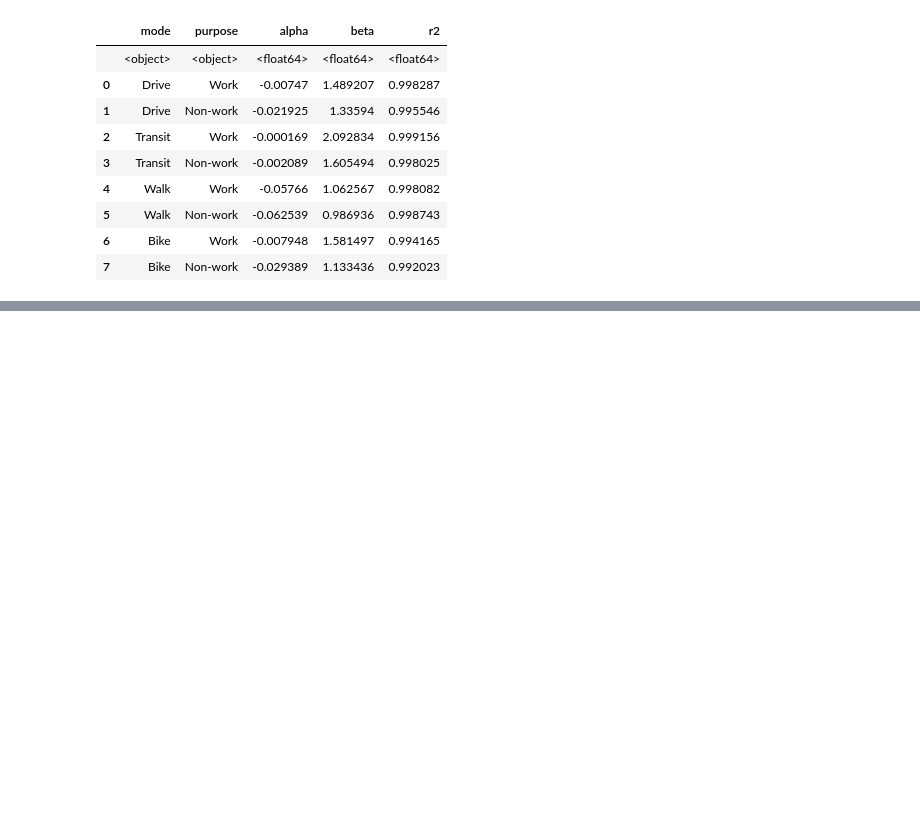
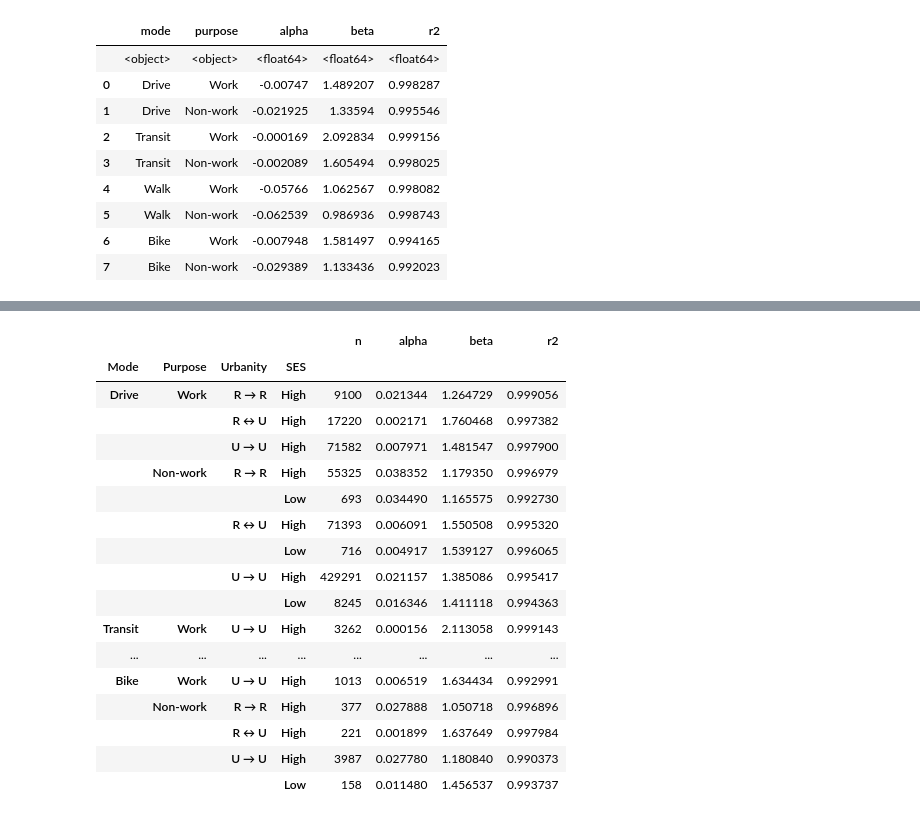
Before and after one commit to rvanxer/spr_4711, a Jupyter notebook: code/5_nhts_factors.ipynb, the cells around one changed output, grey strips where cells are left out. Saved outputs shown, nothing was run; the diff lists cells and outputs as text; code cells hidden in the pictures; blank space fills up the shorter version.

```diff
--- a/code/5_nhts_factors.ipynb
+++ b/code/5_nhts_factors.ipynb
@@ -663,4 +658,2 @@ df.pivot_table('params', ['factor', 'level'], ['func', 'target', 'coef'])
 # %% [markdown]
 ### 7.3.2. Double-parameter
-# %%
-df = trips2.query('Mode=="Transit" & Purpose=="Work"'); df
@@ -710,0 +703,49 @@ impedParams2.to_csv(DATA / 'impedance/fitted-params-2.csv', index=False)
+# %%
+def get_composite_imped_funcs2(trips=trips2, min_samples=100):
+    # func = lambda x, a: np.exp(-a * x) # exponential
+    func = lambda x, a, b: np.exp(a * (x ** b)) # power exponential
+    res = []
+    trips = trips.copy()
+    trips.Urbanity = trips.Urbanity.map({
+        'U → U': 'U → U', 'S → S': 'U → U',
+        'R → R': 'R → R', 'U ↔ S': 'U → U',
+        'S ↔ R': 'R ↔ U', 'R ↔ U': 'R ↔ U'})
+    trips.SES = trips.SES.str.replace('Mid', 'High')
+    grpCols = ['Mode', 'Purpose', 'Urbanity', 'SES']
+    # for col in grpCols: print(trips[col].value_counts())
+    for grp, df in trips.groupby(grpCols):
+        if len(df) < min_samples: continue
+        y, x = np.histogram(df['Time'], bins=100)
+        x, y = x[1:], 1 - (y / y.sum()).cumsum()
+        a, b = curve_fit(func, x, y)[0]
+        yfit = func(x, a, b).clip(0, 1)
+        # a, = curve_fit(func, x, y)[0]
+        # yfit = func(x, a).clip(0, 1)
+        r2 = r2_score(y, yfit)
+        coef = D(alpha=-a, beta=b, r2=r2)
+        # coef = D(beta=a, r2=r2)
+        res.append(D(zip(grpCols, grp)) | D(n=len(df)) | coef)
+    res = Pdf(res).set_index(grpCols)
+    return res
+
+# impedParams2 = get_composite_imped_funcs2().disp(None)
+x = get_composite_imped_funcs2(); x
+# %% [output]
+|  |  |  |  | n | alpha | beta | r2 |
+| Mode | Purpose | Urbanity | SES |  |  |  |  |
+| Drive | Work | R → R | High | 9100 | 0.021344 | 1.264729 | 0.999056 |
+|  |  | R ↔ U | High | 17220 | 0.002171 | 1.760468 | 0.997382 |
+|  |  | U → U | High | 71582 | 0.007971 | 1.481547 | 0.997900 |
+|  | Non-work | R → R | High | 55325 | 0.038352 | 1.179350 | 0.996979 |
+|  |  |  | Low | 693 | 0.034490 | 1.165575 | 0.992730 |
+|  |  | R ↔ U | High | 71393 | 0.006091 | 1.550508 | 0.995320 |
+|  |  |  | Low | 716 | 0.004917 | 1.539127 | 0.996065 |
+|  |  | U → U | High | 429291 | 0.021157 | 1.385086 | 0.995417 |
+|  |  |  | Low | 8245 | 0.016346 | 1.411118 | 0.994363 |
+| Transit | Work | U → U | High | 3262 | 0.000156 | 2.113058 | 0.999143 |
+| ... | ... | ... | ... | ... | ... | ... | ... |
+| Bike | Work | U → U | High | 1013 | 0.006519 | 1.634434 | 0.992991 |
+|  | Non-work | R → R | High | 377 | 0.027888 | 1.050718 | 0.996896 |
+|  |  | R ↔ U | High | 221 | 0.001899 | 1.637649 | 0.997984 |
+|  |  | U → U | High | 3987 | 0.027780 | 1.180840 | 0.990373 |
+|  |  |  | Low | 158 | 0.011480 | 1.456537 | 0.993737 |
```
Also changed, not shown: parts of 7 cells of this notebook, 5 other files.
